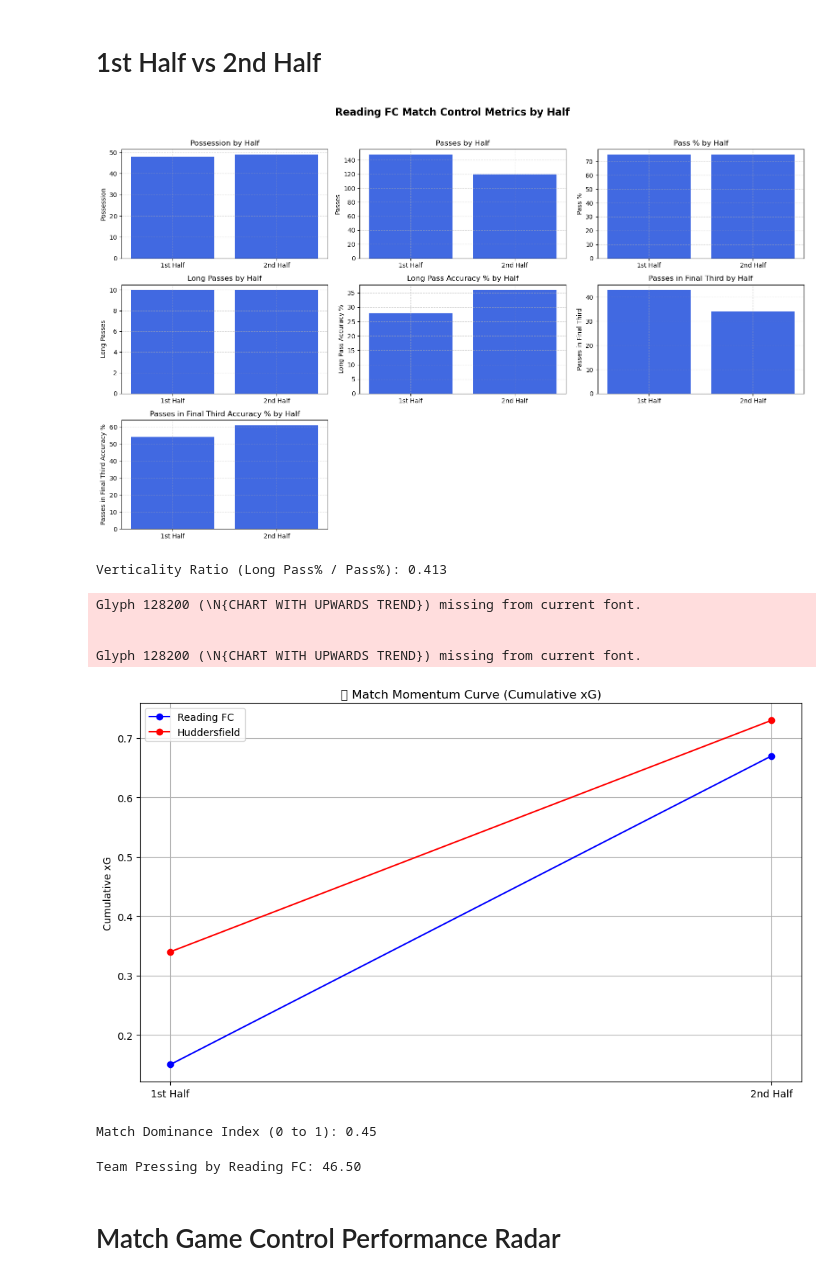
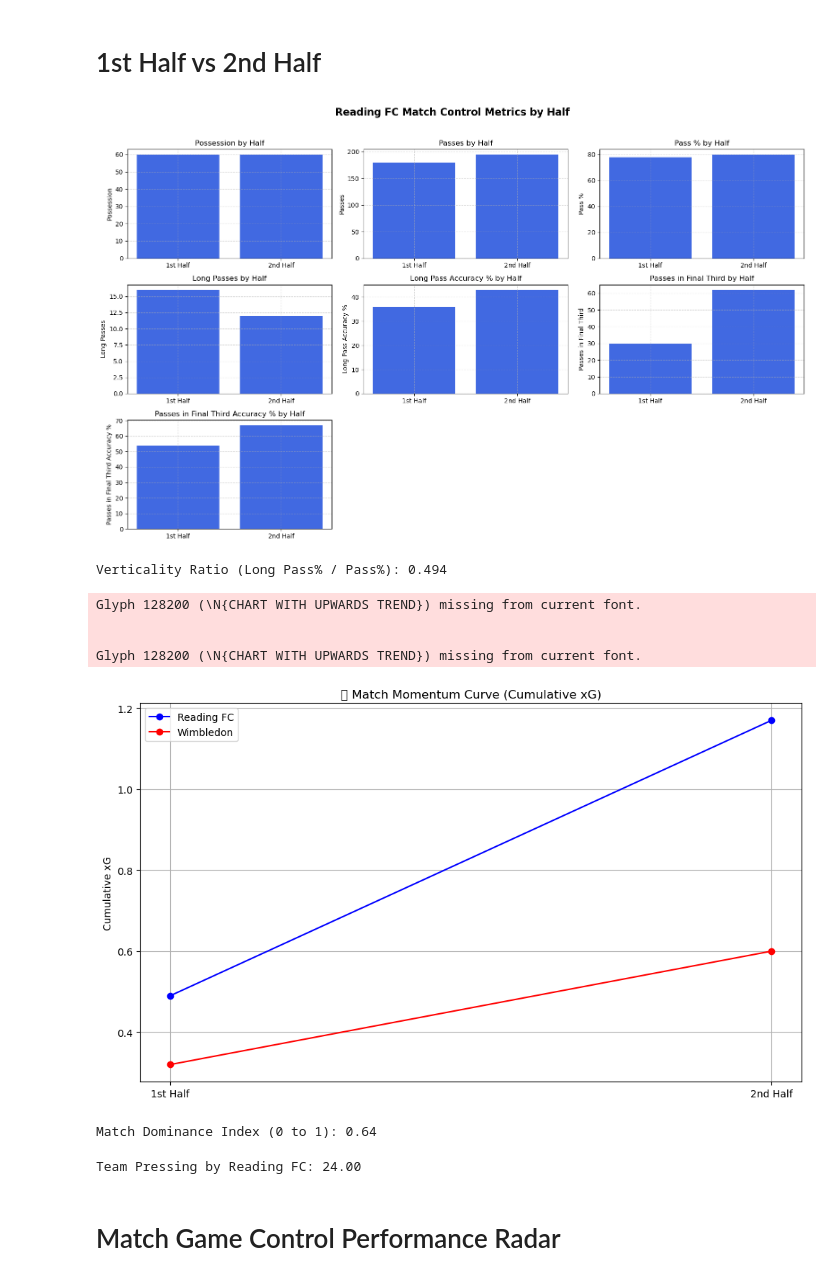
Before and after one commit to abryantgithub/Football_Analysis, a Jupyter notebook: notebooks/match-reports/Wimbledon.ipynb, the cells around one changed output. Saved outputs shown, nothing was run; the diff lists cells and outputs as text; code cells hidden in the pictures.

```diff
--- a/notebooks/match-reports/Wimbledon.ipynb
+++ b/notebooks/match-reports/Wimbledon.ipynb
@@ -22,9 +22,9 @@ import numpy as np
 df = pd.read_csv('../../data/rfc_matchdata.csv')
 
 # Filtering for Huddersfield at Home
-df_huddersfield_home = df[(df["Opponent"] == "Huddersfield") & (df["Venue"] == "H")].reset_index(drop=True)
+df_wimbledon_home = df[(df["Opponent"] == "Wimbledon") & (df["Venue"] == "H")].reset_index(drop=True)
 
-match = df_huddersfield_home.iloc[0]
+match = df_wimbledon_home.iloc[0]
 # %% [markdown]
 - "rfc" = Reading FC based stat
 - "opp" = Opponent based stat
@@ -382,42 +382,42 @@ plt.suptitle("Reading FC Match Control Metrics by Half", fontsize=16, weight='bo
 plt.tight_layout(rect=[0, 0, 1, 0.96])
 plt.show()
 # %% [output]
-[figure, old version]
+[figure, new version]
 # %%
 verticality = match['rfc_LongPass%'] / match['rfc_Pass%'] if match['rfc_Pass%'] else 0
 print("Verticality Ratio (Long Pass% / Pass%):", round(verticality, 3))
 # %% [output]
-Verticality Ratio (Long Pass% / Pass%): 0.413
+Verticality Ratio (Long Pass% / Pass%): 0.494
 # %%
 import matplotlib.pyplot as plt
 
 # Get xG by half
 rfc_xg = [match['rfc_xG_1st'], match['rfc_xG_2nd']]
 opp_xg = [match['opp_xG_1st'], match['opp_xG_2nd']]
 
 # Cumulative xG over halves
 rfc_cumulative = [rfc_xg[0], rfc_xg[0] + rfc_xg[1]]
 opp_cumulative = [opp_xg[0], opp_xg[0] + opp_xg[1]]
 
 # Plotting
 plt.figure(figsize=(10, 6))
 plt.plot([0, 1], rfc_cumulative, label='Reading FC', color='blue', marker='o')
-plt.plot([0, 1], opp_cumulative, label='Huddersfield', color='red', marker='o')
+plt.plot([0, 1], opp_cumulative, label='Wimbledon', color='red', marker='o')
 
 # Styling
 plt.xticks([0, 1], ['1st Half', '2nd Half'])
 plt.title("📈 Match Momentum Curve (Cumulative xG)")
 plt.ylabel("Cumulative xG")
 plt.grid(True)
 plt.legend()
 plt.tight_layout()
 plt.show()
 # %% [output]
 Glyph 128200 (\N{CHART WITH UPWARDS TREND}) missing from current font.
 
 
 Glyph 128200 (\N{CHART WITH UPWARDS TREND}) missing from current font.
-[figure, old version]
+[figure, new version]
 # %%
 # Custom "dominance" index (normalize components first)
 def normalize(val, max_val): return val / max_val if max_val else 0
@@ -431,12 +431,12 @@ dominance_index = (
 
 print(f"Match Dominance Index (0 to 1): {dominance_index:.2f}")
 # %% [output]
-Match Dominance Index (0 to 1): 0.45
+Match Dominance Index (0 to 1): 0.64
 # %%
 ppda = match['opp_Passes'] / match['rfc_Tackles'] if match['rfc_Tackles'] else 0
 print(f"Team Pressing by Reading FC: {ppda:.2f}")
 # %% [output]
-Team Pressing by Reading FC: 46.50
+Team Pressing by Reading FC: 24.00
 # %% [markdown]
 # Match Game Control Performance Radar
 # %%
```
Also changed, not shown: parts of 19 cells of this notebook, 1 other file.
